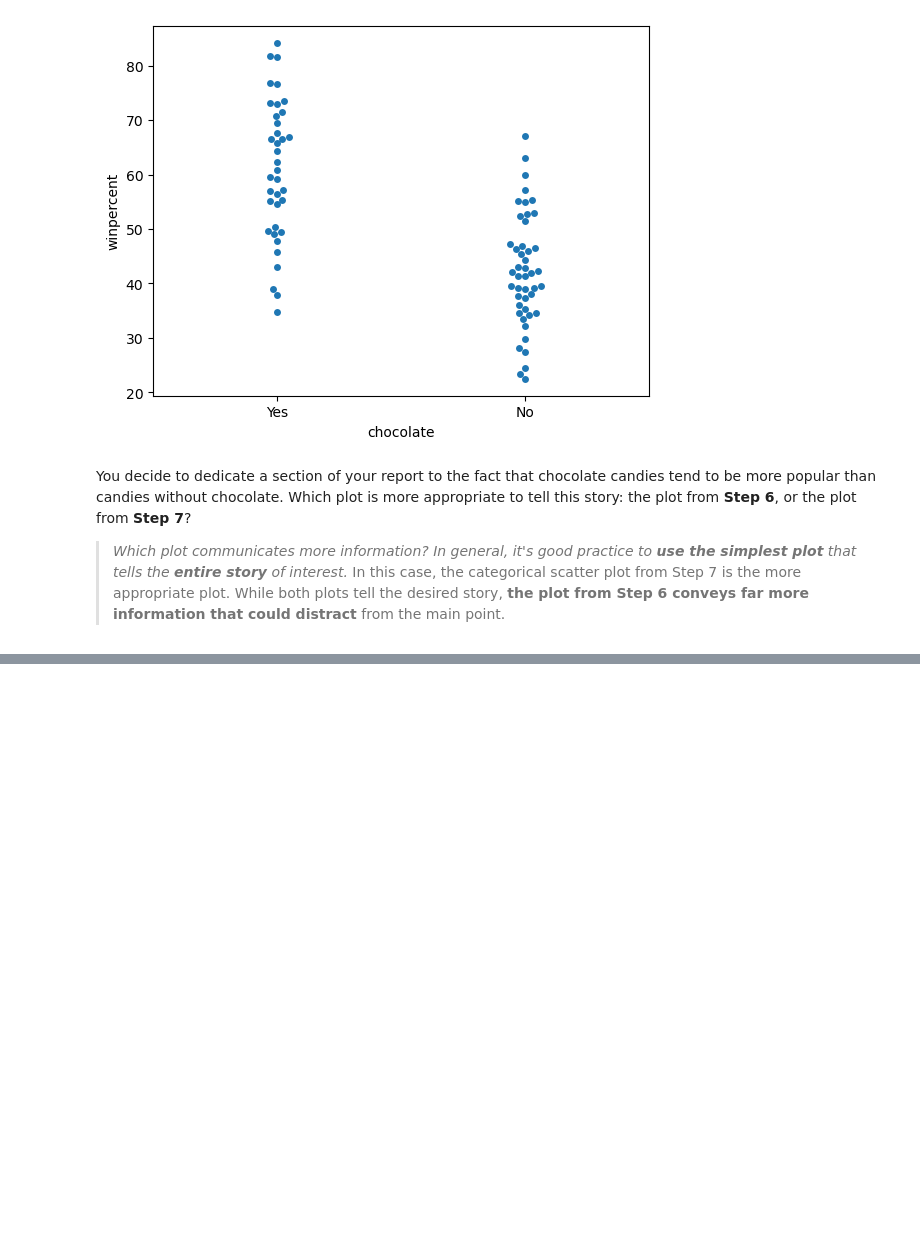
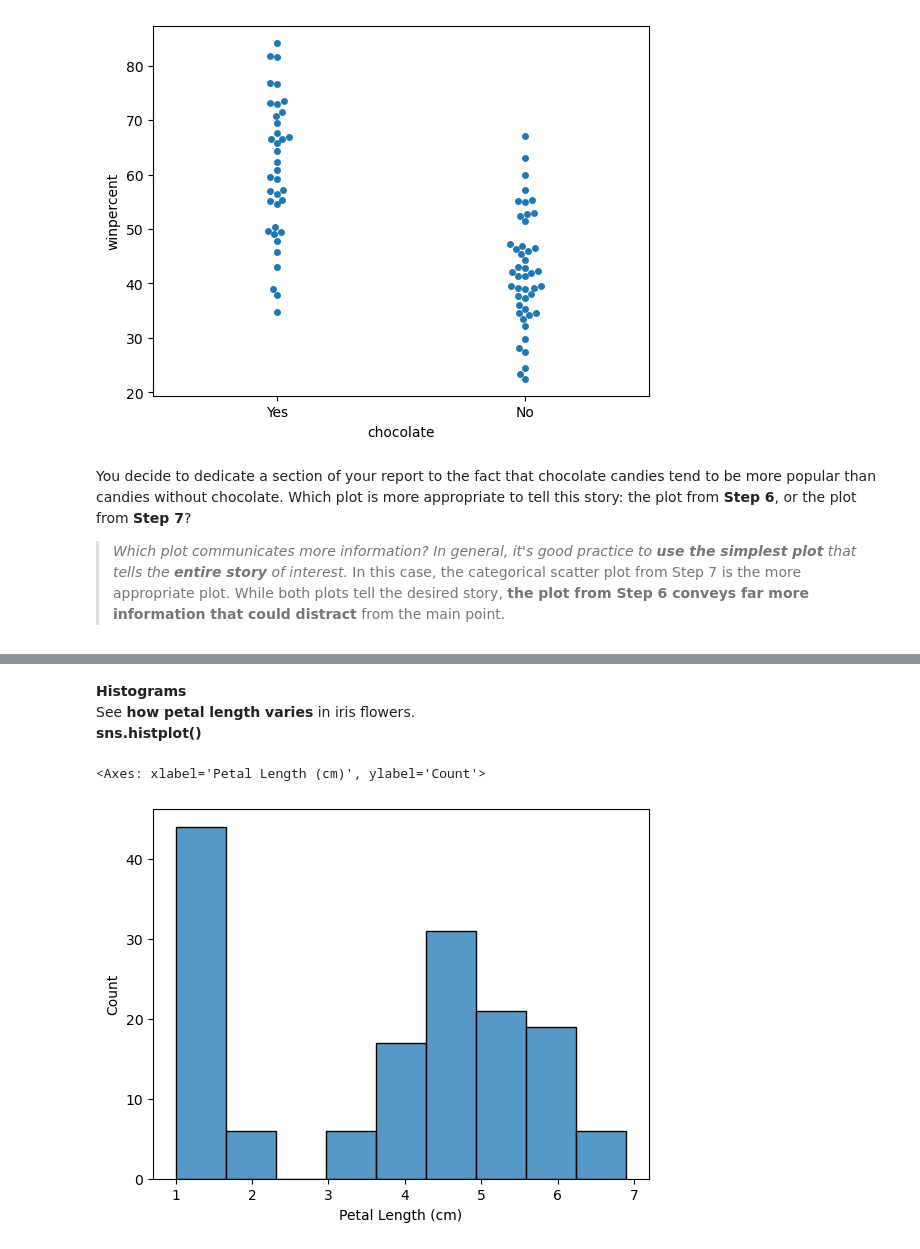
Before and after one commit to albert-joonyoung-park/kaggle-lessons, a Jupyter notebook: kaggle-data-visualization.ipynb, the cells around one changed output, grey strips where cells are left out. Drawn from its saved outputs; the diff is of its cells as text; code cells hidden in the pictures; blank space fills up the shorter version.

Commit message:
Kaggle Notebook | kaggle-data-visualization | Version 2

```diff
--- a/kaggle-data-visualization.ipynb
+++ b/kaggle-data-visualization.ipynb
@@ -310,0 +320,9 @@ You decide to dedicate a section of your report to the fact that chocolate candi
+# %%
+# path
+iris_filepath = "/kaggle/input/data-for-datavis/iris.csv"
+
+# load with 'id' column as index_col
+iris_data = pd.read_csv(iris_filepath, index_col="Id")
+
+# print the first 5
+iris_data.head()
@@ -310,0 +339,11 @@ You decide to dedicate a section of your report to the fact that chocolate candi
+# %% [markdown]
+**Histograms**
+See **how petal length varies** in iris flowers.
+**sns.histplot()**
+# %%
+# Histogram
+# how petal length varies - length bins and counts
+sns.histplot(iris_data["Petal Length (cm)"])
+# %% [output]
+<Axes: xlabel='Petal Length (cm)', ylabel='Count'>
+[figure, added]
```
Also changed, not shown: parts of 48 cells of this notebook.
